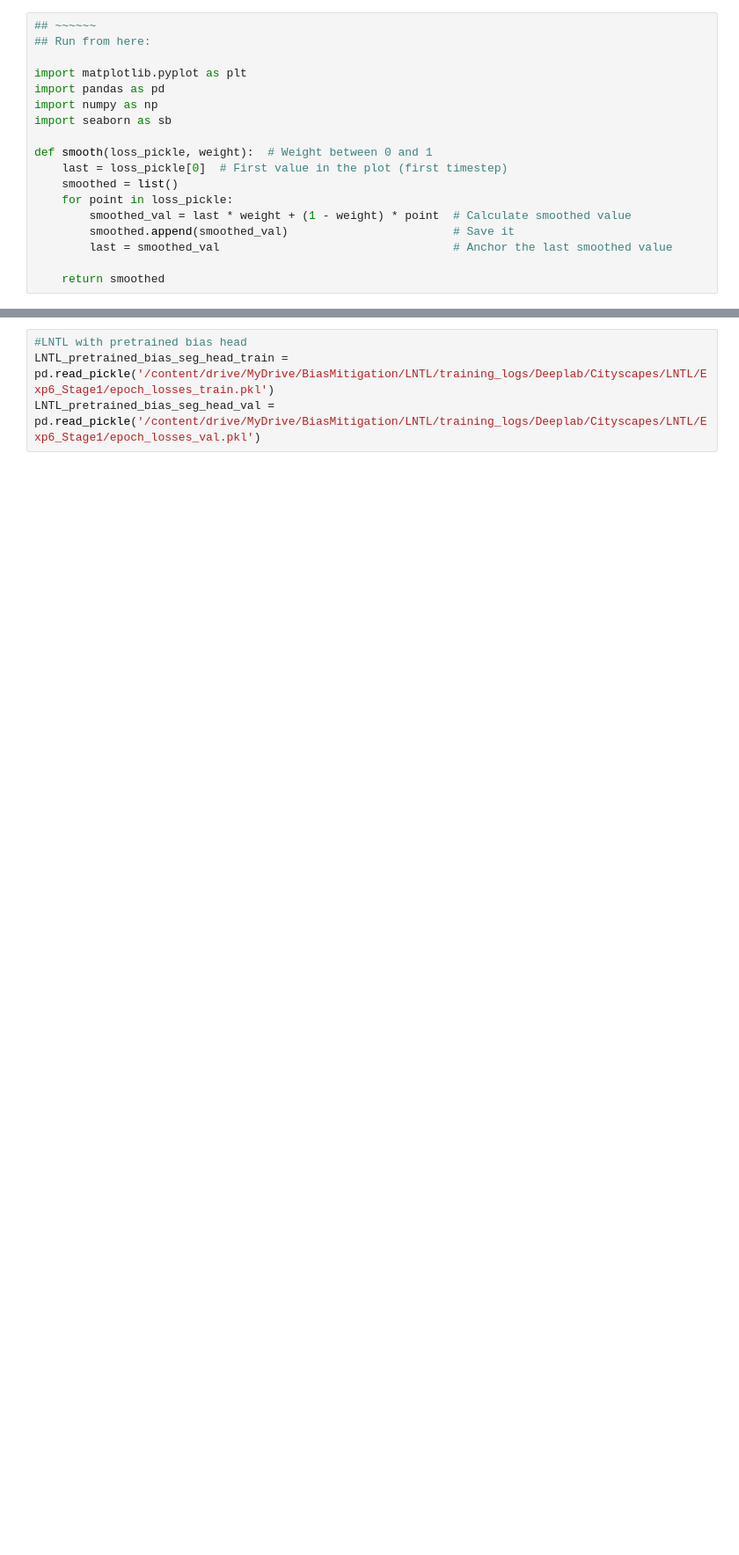
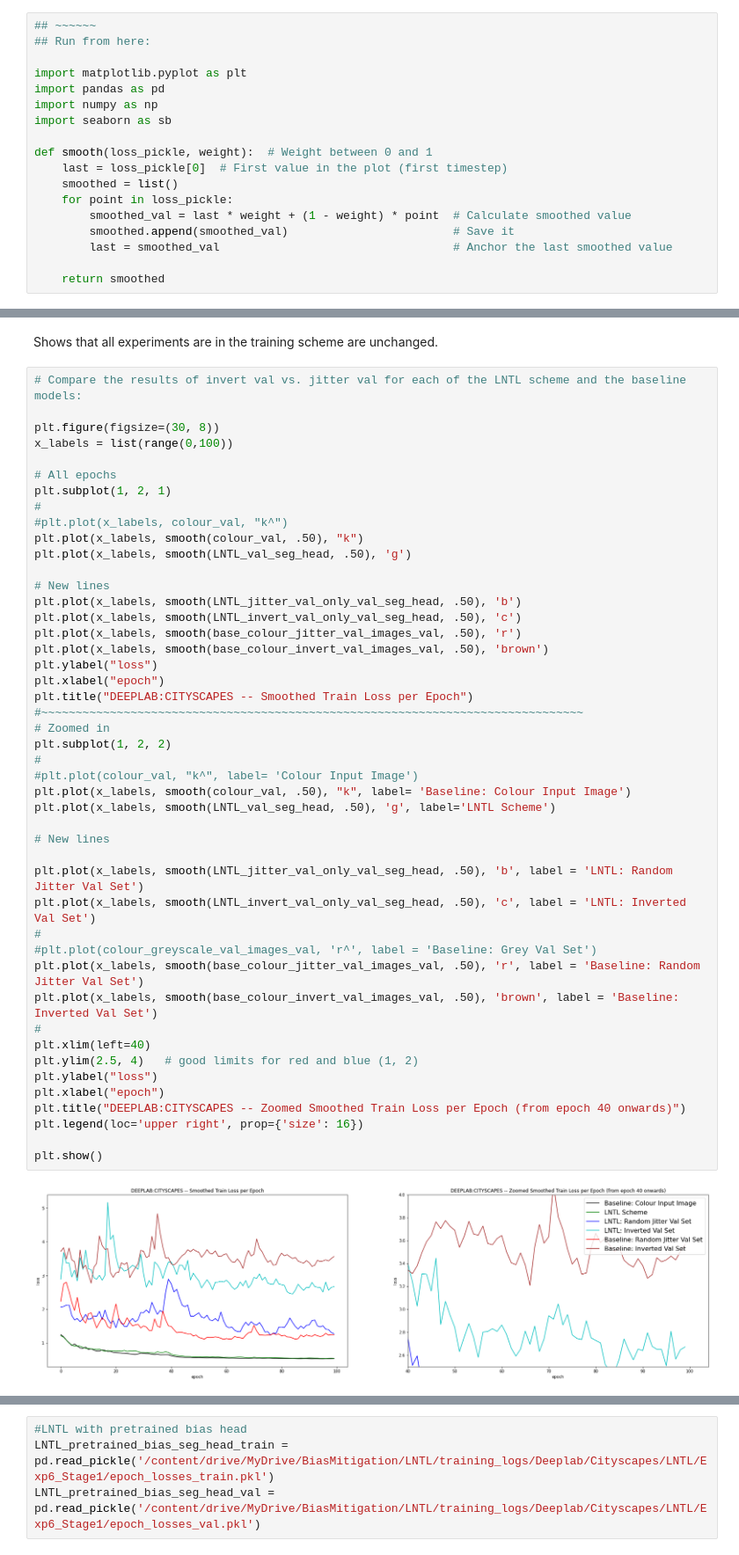
Before and after one commit to JackStelling/BiasMitigation, a Jupyter notebook: LNTL/evaluation/visualisations.ipynb, the cells around one changed output, grey strips where cells are left out. Shown at 88% size. Cells and saved outputs as stored; diff of their text form; blank space fills up the shorter version.

```diff
--- a/LNTL/evaluation/visualisations.ipynb
+++ b/LNTL/evaluation/visualisations.ipynb
@@ -463,0 +537,50 @@ def smooth(loss_pickle, weight):  # Weight between 0 and 1
+# %% [markdown]
+Shows that all experiments are in the training scheme are unchanged.
+# %%
+# Compare the results of invert val vs. jitter val for each of the LNTL scheme and the baseline models:
+
+plt.figure(figsize=(30, 8))
+x_labels = list(range(0,100))
+
+# All epochs
+plt.subplot(1, 2, 1)
+#
+#plt.plot(x_labels, colour_val, "k^")
+plt.plot(x_labels, smooth(colour_val, .50), "k")
+plt.plot(x_labels, smooth(LNTL_val_seg_head, .50), 'g')
+
+# New lines
+plt.plot(x_labels, smooth(LNTL_jitter_val_only_val_seg_head, .50), 'b')
+plt.plot(x_labels, smooth(LNTL_invert_val_only_val_seg_head, .50), 'c')
+plt.plot(x_labels, smooth(base_colour_jitter_val_images_val, .50), 'r')
+plt.plot(x_labels, smooth(base_colour_invert_val_images_val, .50), 'brown')
+plt.ylabel("loss")
+plt.xlabel("epoch")
+plt.title("DEEPLAB:CITYSCAPES -- Smoothed Train Loss per Epoch")
+#~~~~~~~~~~~~~~~~~~~~~~~~~~~~~~~~~~~~~~~~~~~~~~~~~~~~~~~~~~~~~~~~~~~~~~~~~~~~~~~
+# Zoomed in
+plt.subplot(1, 2, 2)
+#
+#plt.plot(colour_val, "k^", label= 'Colour Input Image')
+plt.plot(x_labels, smooth(colour_val, .50), "k", label= 'Baseline: Colour Input Image')
+plt.plot(x_labels, smooth(LNTL_val_seg_head, .50), 'g', label='LNTL Scheme')
+
+# New lines
+
+plt.plot(x_labels, smooth(LNTL_jitter_val_only_val_seg_head, .50), 'b', label = 'LNTL: Random Jitter Val Set')
+plt.plot(x_labels, smooth(LNTL_invert_val_only_val_seg_head, .50), 'c', label = 'LNTL: Inverted Val Set')
+#
+#plt.plot(colour_greyscale_val_images_val, 'r^', label = 'Baseline: Grey Val Set')
+plt.plot(x_labels, smooth(base_colour_jitter_val_images_val, .50), 'r', label = 'Baseline: Random Jitter Val Set')
+plt.plot(x_labels, smooth(base_colour_invert_val_images_val, .50), 'brown', label = 'Baseline: Inverted Val Set')
+#
+plt.xlim(left=40)
+plt.ylim(2.5, 4)   # good limits for red and blue (1, 2)
+plt.ylabel("loss")
+plt.xlabel("epoch")
+plt.title("DEEPLAB:CITYSCAPES -- Zoomed Smoothed Train Loss per Epoch (from epoch 40 onwards)")
+plt.legend(loc='upper right', prop={'size': 16})
+
+plt.show()
+# %% [output]
+[figure, added]
```
Also changed, not shown: parts of 8 cells of this notebook, 46 other files.
